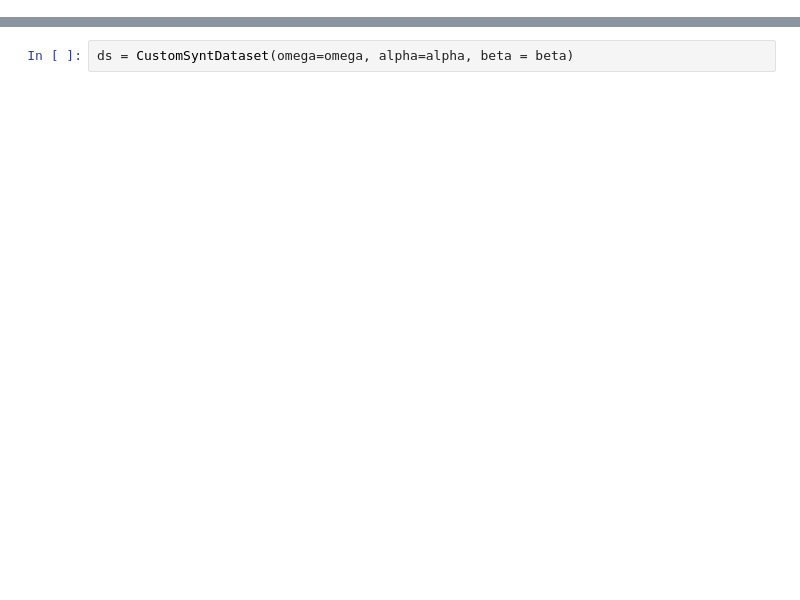
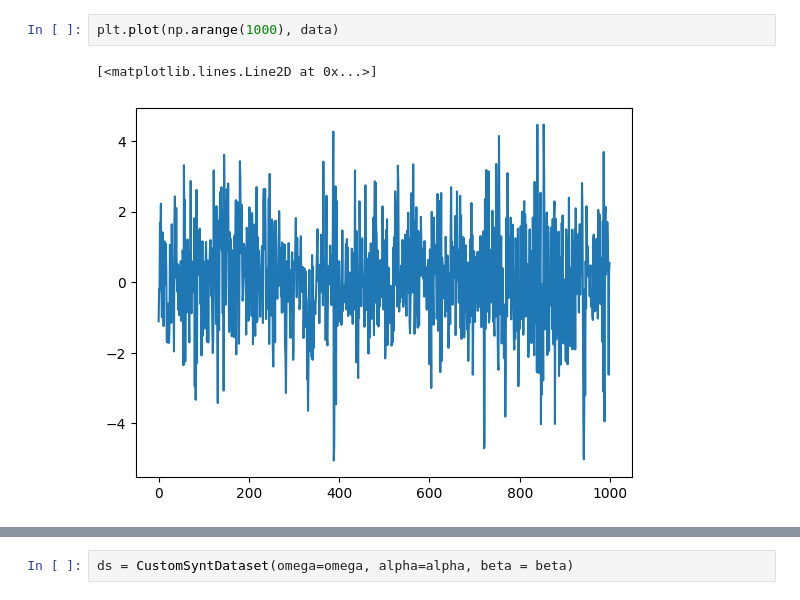
Before and after one commit to need2040/python_solution, a Jupyter notebook: garch-lstm/garch_lstmfin.ipynb, the cells around one changed output, grey strips where cells are left out. Drawn from its saved outputs; the diff is of its cells as text; blank space fills up the shorter version.

```diff
--- a/garch-lstm/garch_lstmfin.ipynb
+++ b/garch-lstm/garch_lstmfin.ipynb
@@ -23,2 +39,7 @@ omega, alpha, beta = 0.2, 0.2, 0.3
+# %%
+plt.plot(np.arange(1000), data)
+# %% [output]
+[<matplotlib.lines.Line2D at 0x...>]
+[figure, added]
 # %%
 class CustomSyntDataset(Dataset):
```
Also changed, not shown: parts of 22 cells of this notebook, 3 other files.
